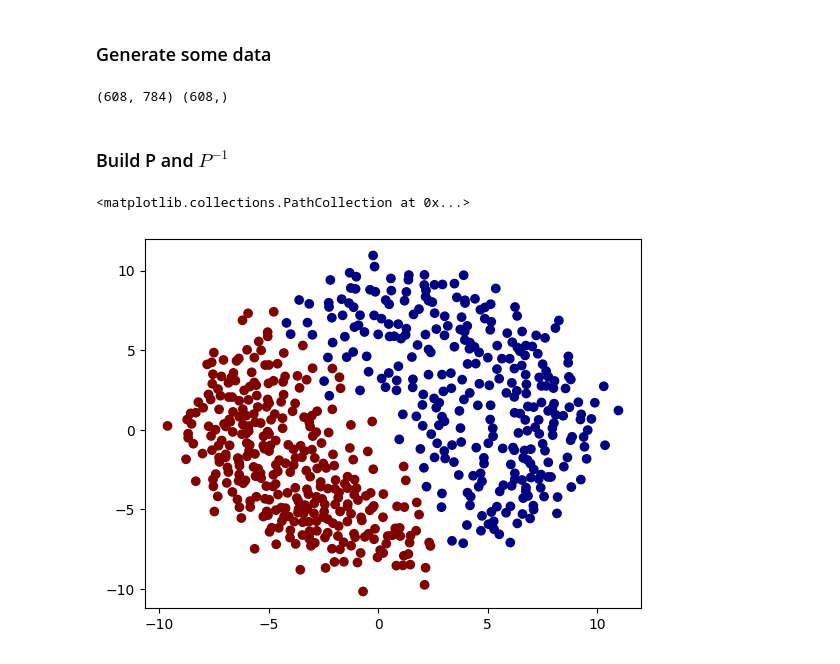
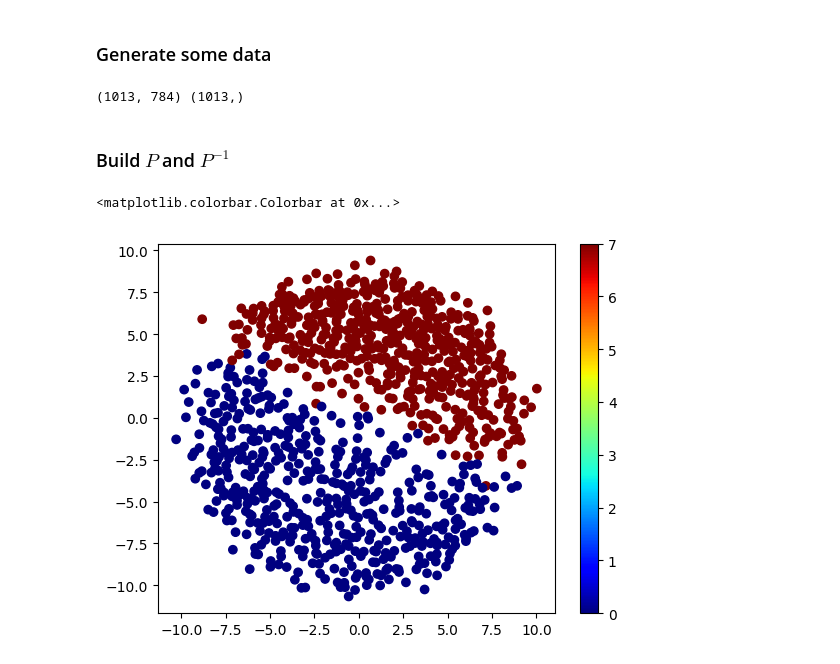
Before and after one commit to wuyuyu1024/InverseProjections, a Jupyter notebook: demo.ipynb, the cells around one changed output. Saved outputs shown, nothing was run; the diff lists cells and outputs as text; code cells hidden in the pictures.

```diff
--- a/demo.ipynb
+++ b/demo.ipynb
@@ -31,7 +31,7 @@ X, y = fetch_openml('mnist_784', version=1, return_X_y=True)
 X = X.astype('float32')/255.0
 y = y.astype('int64')
 
-X, _, y, _ = train_test_split(X, y, train_size=3000, random_state=42)
+X, _, y, _ = train_test_split(X, y, train_size=5000, random_state=420)
 
 ## select only 0 and 7
 mask = (y == 0) | (y == 7)
@@ -39,17 +39,19 @@ X = np.array(X[mask])
 y = np.array(y[mask])
 print(X.shape, y.shape)
 # %% [output]
-(608, 784) (608,)
+(1013, 784) (1013,)
 # %% [markdown]
-### Build  P and $P^{-1}$
+### Build  $P$ and $P^{-1}$
 # %%
-## P
-X2d = MDS(n_components=2).fit_transform(X)
+## P, using MDS
+X2d = MDS(n_components=2, random_state=42).fit_transform(X)
 
 plt.scatter(X2d[:,0], X2d[:,1], c=y, cmap=plt.cm.jet)
+# cbar
+plt.colorbar()
 # %% [output]
-<matplotlib.collections.PathCollection at 0x...>
+<matplotlib.colorbar.Colorbar at 0x...>
-[figure, old version]
+[figure, new version]
 # %%
 ## Pinv with ilamp
 ilamp = Pinv_ilamp(k=6)
```
Also changed, not shown: parts of 3 cells of this notebook.
